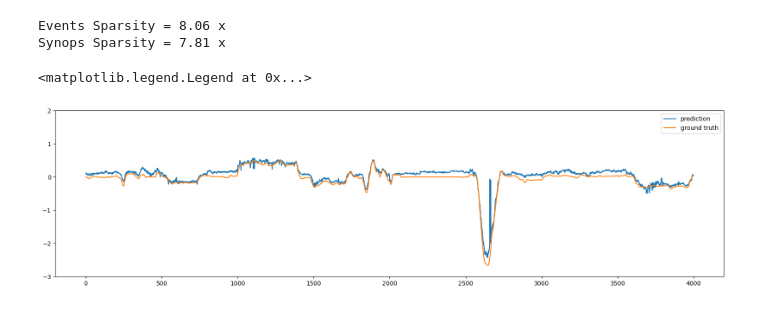
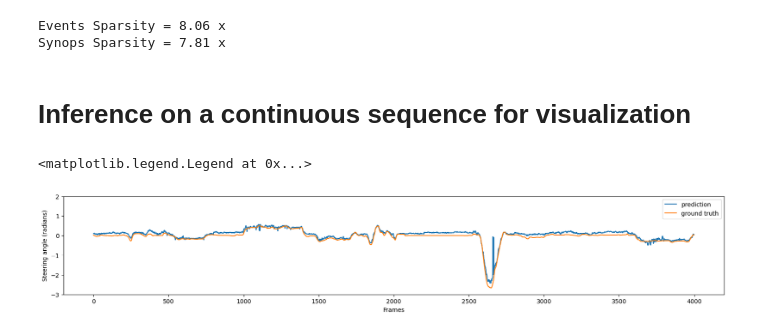
Before and after one commit to hanlany/lava-dl, a Jupyter notebook: tutorials/lava/lib/dl/conversion/pilotnet/sdnn_conversion.ipynb, the cells around one changed output. Drawn from its saved outputs; the diff is of its cells as text; code cells hidden in the pictures.

```diff
--- a/tutorials/lava/lib/dl/conversion/pilotnet/sdnn_conversion.ipynb
+++ b/tutorials/lava/lib/dl/conversion/pilotnet/sdnn_conversion.ipynb
@@ -124,6 +163,8 @@ print(f'Synops Sparsity = {np.mean(syn_sparsity):.2f} x')
 # %% [output]
 Events Sparsity = 8.06 x
 Synops Sparsity = 7.81 x
+# %% [markdown]
+# Inference on a continuous sequence for visualization
 # %%
 outputs = []
 gts = []
@@ -133,11 +174,14 @@ for idx in range(40, 60):
     gts.append(gt.data.numpy().flatten())
     outputs.append(output.cpu().data.numpy().flatten())
 # %%
-plt.figure(figsize=(20, 5))
+plt.figure(figsize=(20, 3))
 plt.plot(np.concatenate(outputs), label='prediction')
 plt.plot(np.concatenate(gts), label='ground truth')
 plt.axis([None, None, -3, 2])
+
+plt.ylabel('Steering angle (radians)')
+plt.xlabel('Frames')
 plt.legend()
 # %% [output]
 <matplotlib.legend.Legend at 0x...>
-[figure, old version]
+[figure, new version]
```
Also changed, not shown: parts of 9 cells of this notebook, 2 other files.
